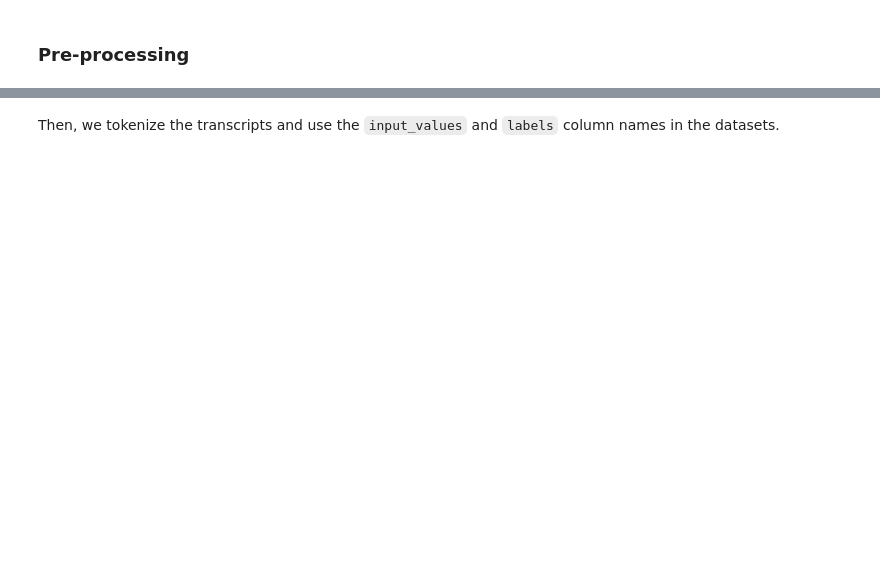
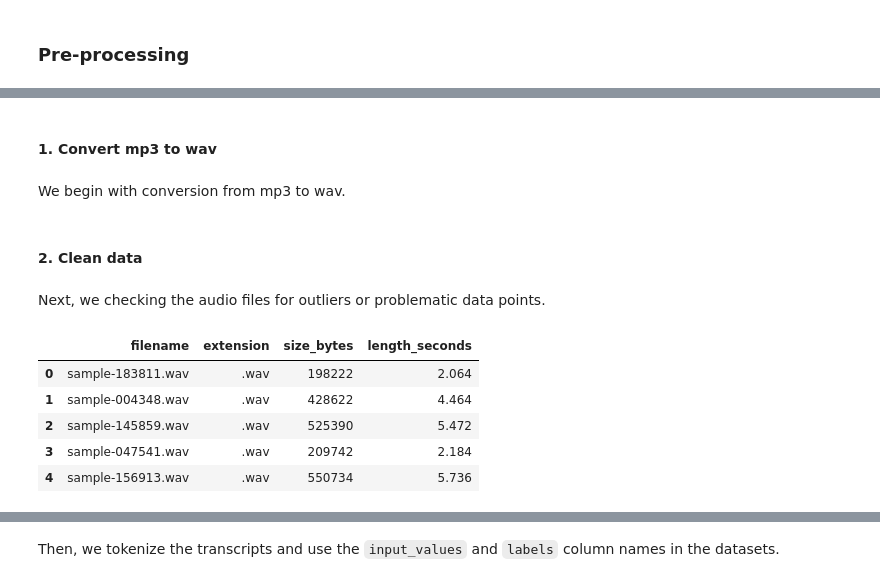
Before and after one commit to teofc111/asr_project, a Jupyter notebook: asr-train/cv-train-2a.ipynb, the cells around one changed output, grey strips where cells are left out. Cells and saved outputs as stored; diff of their text form; code cells hidden in the pictures; blank space fills up the shorter version.

```diff
--- a/asr-train/cv-train-2a.ipynb
+++ b/asr-train/cv-train-2a.ipynb
@@ -215,0 +102,21 @@ Converting to column names expected by model.
+# %%
+# File directories
+audio_or_dir = os.path.join(
+    HOME_DIR,
+    'asr_project/common_voice/cv-valid-train/')                 # Audio clips
+audio_dir = os.path.join(
+    HOME_DIR,
+    'asr_project/common_voice/cv-valid-train/cv-valid-train/')  # Audio clips
+audioloc_transcript_or_dir = os.path.join(
+    HOME_DIR,
+    'asr_project/common_voice/cv-valid-train.csv')              # Original csv with transcript, filenames, and other info
+audioloc_transcript_dir = os.path.join(
+    HOME_DIR,
+    'asr_project/asr-train/selected_transcript.csv')            # csv with processed transcripts and filenames, and other info
+temp_dir = os.path.join(
+    HOME_DIR,
+    'asr_project/asr-train/temp.csv')                           # Temporary csv with only processed transcripts and filenames
+# %% [markdown]
+#### 1. Convert mp3 to wav
+# %% [markdown]
+We begin with conversion from mp3 to wav.
@@ -215,0 +150,58 @@ Converting to column names expected by model.
+# %% [markdown]
+#### 2. Clean data
+# %% [markdown]
+Next, we checking the audio files for outliers or problematic data points.
+# %%
+# Function to retrieve audio characteristics
+def get_audio_info(file_path):
+    # Extract filename and extension
+    file_name, file_ext = os.path.splitext(os.path.basename(file_path))
+    file_size = os.path.getsize(file_path)  # Size in bytes
+
+    # Get audio length with mutagen
+    try:
+        audio = File(file_path)
+        audio_length = audio.info.length if audio and audio.info else None
+    except Exception as e:
+        print(f"Could not process file {file_name}: {e}")
+        audio_length = None
+
+    return {
+        'filename': file_name,
+        'extension': file_ext,
+        'size_bytes': file_size,
+        'length_seconds': audio_length
+    }
+
+# Function to get audio characteristics of all audio files in given directory.
+def process_directory(directory):
+    # List all audio files in directory
+    audio_files = [
+        os.path.join(directory, f) for f in os.listdir(directory)
+        if os.path.isfile(os.path.join(directory, f))
+    ]
+
+    with Pool(cpu_count()) as pool:
+        # Wrap audio files list with tqdm for progress bar
+        audio_info = list(tqdm(pool.imap(get_audio_info, audio_files), total=len(audio_files), desc="Processing files"))
+
+    # Create DataFrame from the list of dictionaries
+    df = pd.DataFrame(audio_info)
+    return df
+
+# Get audio file information.
+audio_df = process_directory(audio_dir)
+
+# mutagen unable to get audio clip durations from wav files, so we get them from their mp3 counterparts
+audio_df_mp3 = audio_df.loc[audio_df['extension']=='.mp3'].copy()
+audio_df_wav = audio_df.loc[audio_df['extension']=='.wav'].copy().drop(columns=['length_seconds'])
+audio_df_wav = audio_df_wav.merge(audio_df_mp3[['filename','length_seconds']], on='filename', how='left')
+audio_df_wav['filename'] = audio_df_wav['filename'].map(lambda x: x+'.wav')
+audio_df_wav.head()
+# %% [output]
+|  | filename | extension | size_bytes | length_seconds |
+| 0 | sample-183811.wav | .wav | 198222 | 2.064 |
+| 1 | sample-004348.wav | .wav | 428622 | 4.464 |
+| 2 | sample-145859.wav | .wav | 525390 | 5.472 |
+| 3 | sample-047541.wav | .wav | 209742 | 2.184 |
+| 4 | sample-156913.wav | .wav | 550734 | 5.736 |
```
Also changed, not shown: parts of 121 cells of this notebook, 1 other file.
